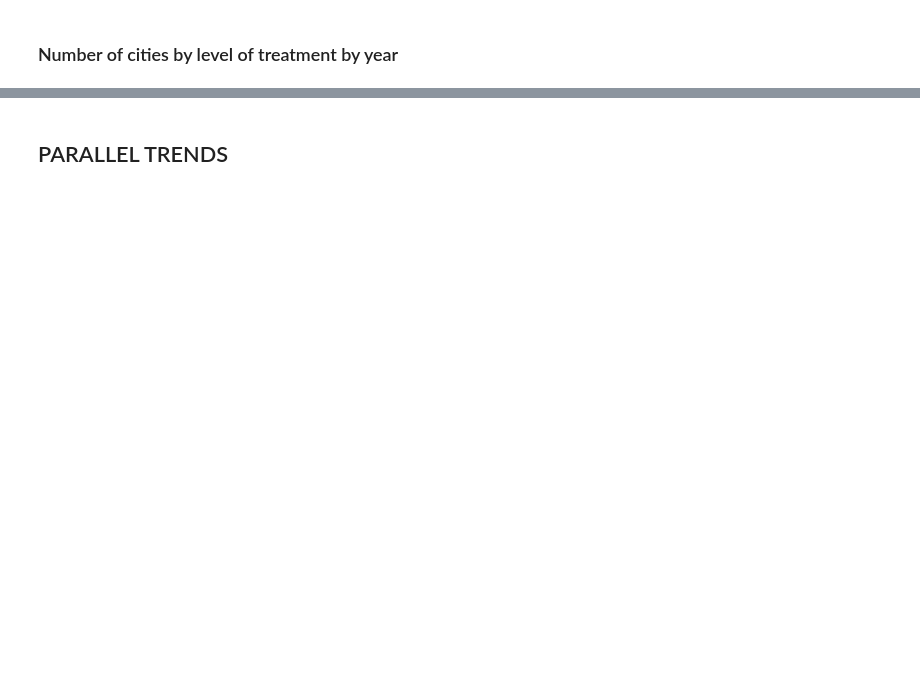
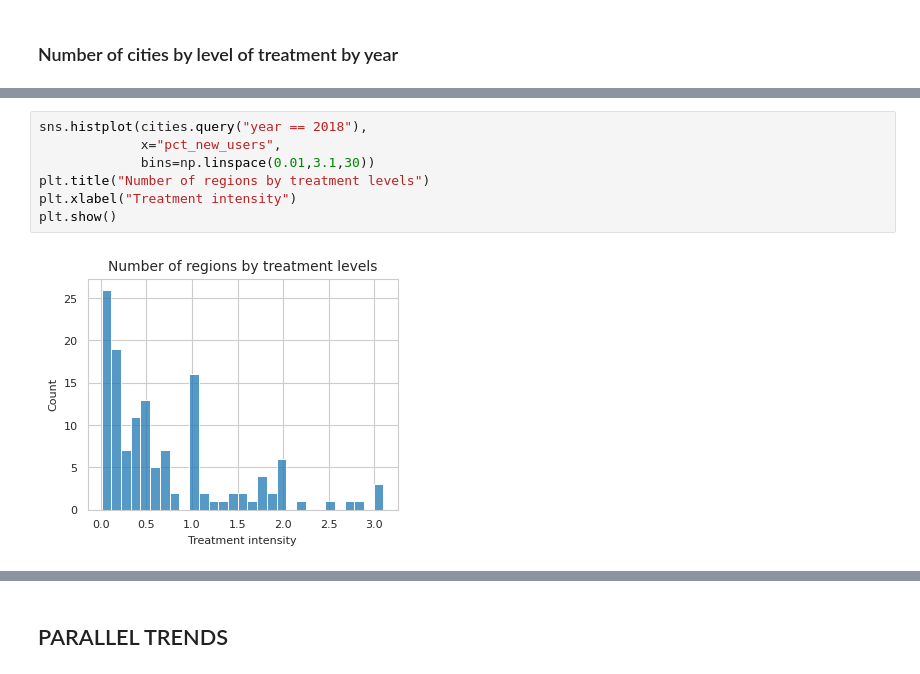
Before and after one commit to rfrade/prep, a Jupyter notebook: graphs_hiv.ipynb, the cells around one changed output, grey strips where cells are left out. Saved outputs shown, nothing was run; the diff lists cells and outputs as text; blank space fills up the shorter version.

```diff
--- a/graphs_hiv.ipynb
+++ b/graphs_hiv.ipynb
@@ -197,0 +234,9 @@ sns.scatterplot(cases_scatter,
+# %%
+sns.histplot(cities.query("year == 2018"),
+             x="pct_new_users",
+             bins=np.linspace(0.01,3.1,30))
+plt.title("Number of regions by treatment levels")
+plt.xlabel("Treatment intensity")
+plt.show()
+# %% [output]
+[figure, added]
```
Also changed, not shown: parts of 55 cells of this notebook, 8 other files.
